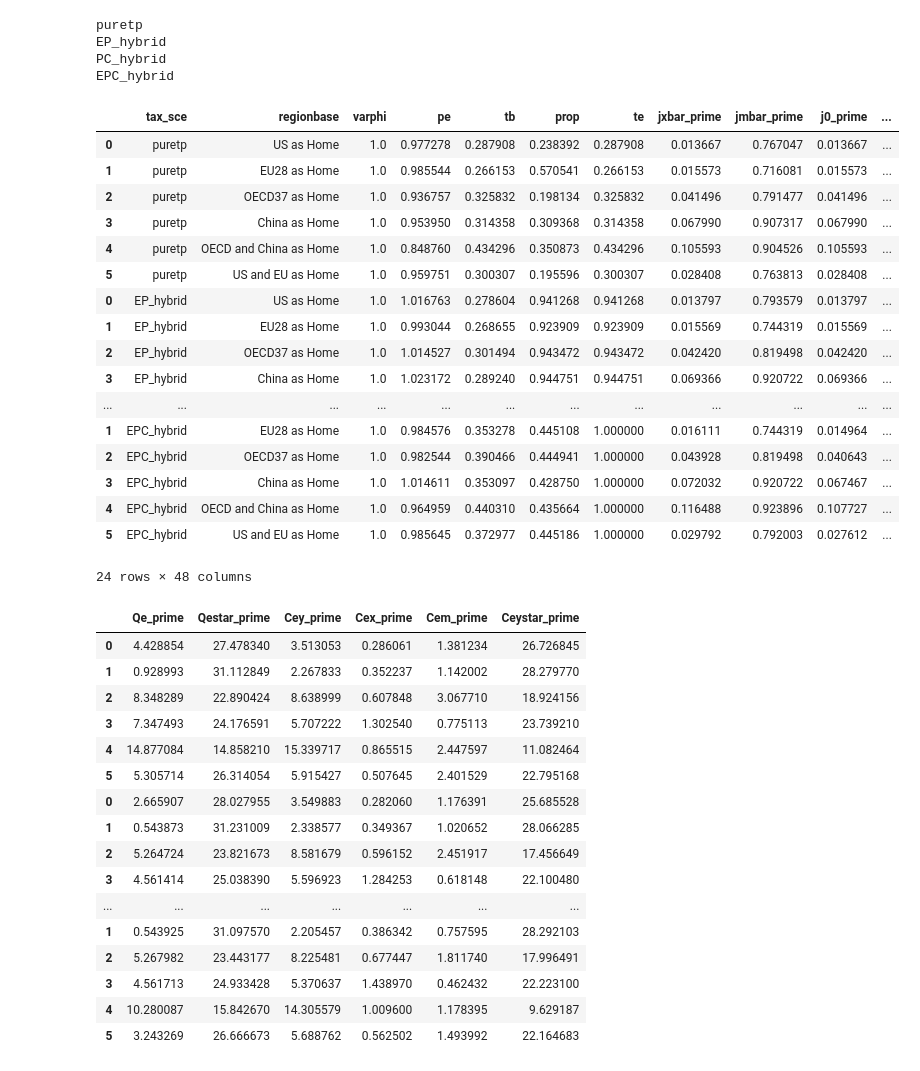
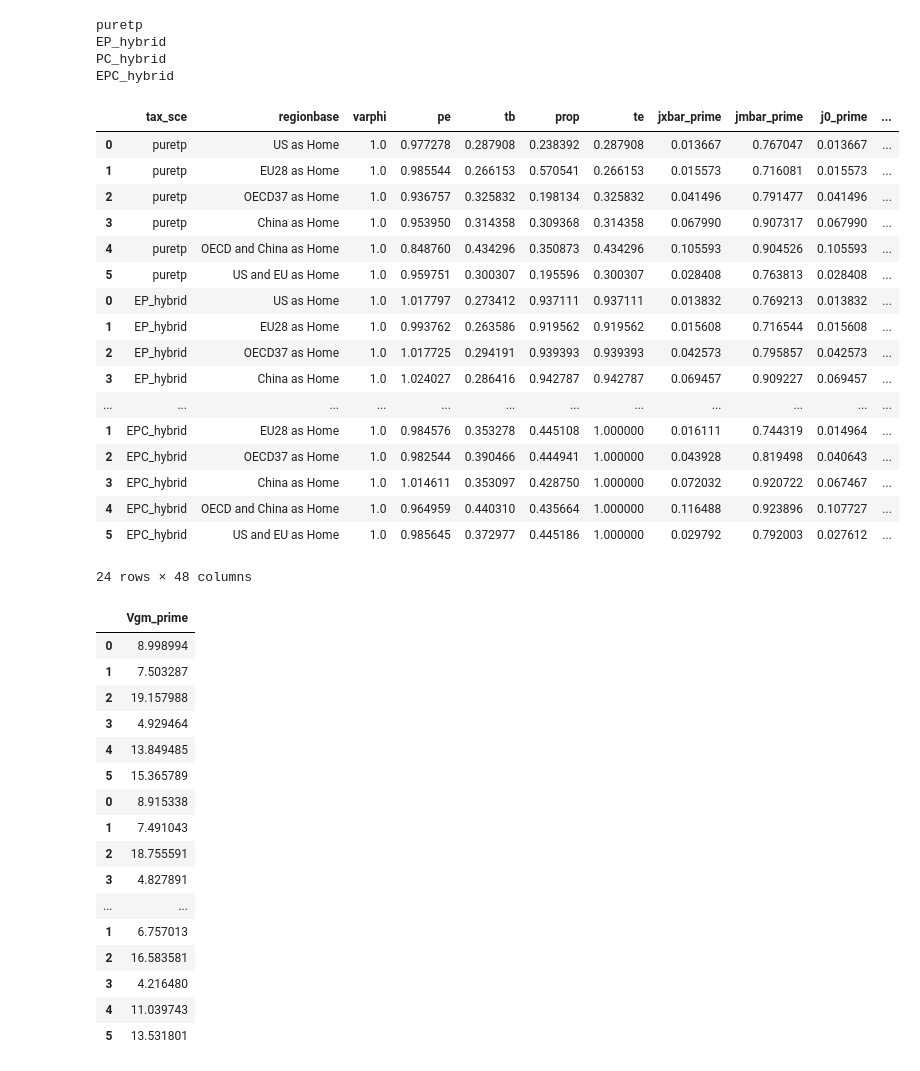
Before and after one commit to VoliCrank/Optimal-Unilateral-Carbon-Policy, a Jupyter notebook: Data/codes/ces/ces_functional.ipynb, the cells around one changed output. Saved outputs shown, nothing was run; the diff lists cells and outputs as text; code cells hidden in the pictures.

Commit message:
update Vgstar_prime

```diff
--- a/Data/codes/ces/ces_functional.ipynb
+++ b/Data/codes/ces/ces_functional.ipynb
@@ -10,7 +10,7 @@ from ces_fun_util import *
 # %%
 ## parameter values
 alpha = 0.85           # labor share parameter in manufacturing
-#alpha = 0.2
+alpha = 0.2
 theta = 4             # scopevec for comparative advantage
 sigma = 1      # elasticity of demand for each individual manufactured good j at Home
 sigmastar = 1  # elasticity of demand for each individual manufactured good j at Foreign
@@ -337,10 +338,10 @@ Outcomes
 | 3 | puretp | China as Home | 1.0 | 0.953950 | 0.314358 | 0.309368 | 0.314358 | 0.067990 | 0.907317 | 0.067990 | ... |
 | 4 | puretp | OECD and China as Home | 1.0 | 0.848760 | 0.434296 | 0.350873 | 0.434296 | 0.105593 | 0.904526 | 0.105593 | ... |
 | 5 | puretp | US and EU as Home | 1.0 | 0.959751 | 0.300307 | 0.195596 | 0.300307 | 0.028408 | 0.763813 | 0.028408 | ... |
-| 0 | EP_hybrid | US as Home | 1.0 | 1.016763 | 0.278604 | 0.941268 | 0.941268 | 0.013797 | 0.793579 | 0.013797 | ... |
-| 1 | EP_hybrid | EU28 as Home | 1.0 | 0.993044 | 0.268655 | 0.923909 | 0.923909 | 0.015569 | 0.744319 | 0.015569 | ... |
-| 2 | EP_hybrid | OECD37 as Home | 1.0 | 1.014527 | 0.301494 | 0.943472 | 0.943472 | 0.042420 | 0.819498 | 0.042420 | ... |
-| 3 | EP_hybrid | China as Home | 1.0 | 1.023172 | 0.289240 | 0.944751 | 0.944751 | 0.069366 | 0.920722 | 0.069366 | ... |
+| 0 | EP_hybrid | US as Home | 1.0 | 1.017797 | 0.273412 | 0.937111 | 0.937111 | 0.013832 | 0.769213 | 0.013832 | ... |
+| 1 | EP_hybrid | EU28 as Home | 1.0 | 0.993762 | 0.263586 | 0.919562 | 0.919562 | 0.015608 | 0.716544 | 0.015608 | ... |
+| 2 | EP_hybrid | OECD37 as Home | 1.0 | 1.017725 | 0.294191 | 0.939393 | 0.939393 | 0.042573 | 0.795857 | 0.042573 | ... |
+| 3 | EP_hybrid | China as Home | 1.0 | 1.024027 | 0.286416 | 0.942787 | 0.942787 | 0.069457 | 0.909227 | 0.069457 | ... |
 | ... | ... | ... | ... | ... | ... | ... | ... | ... | ... | ... | ... |
 | 1 | EPC_hybrid | EU28 as Home | 1.0 | 0.984576 | 0.353278 | 0.445108 | 1.000000 | 0.016111 | 0.744319 | 0.014964 | ... |
 | 2 | EPC_hybrid | OECD37 as Home | 1.0 | 0.982544 | 0.390466 | 0.444941 | 1.000000 | 0.043928 | 0.819498 | 0.040643 | ... |
@@ -349,24 +350,24 @@ Outcomes
 | 5 | EPC_hybrid | US and EU as Home | 1.0 | 0.985645 | 0.372977 | 0.445186 | 1.000000 | 0.029792 | 0.792003 | 0.027612 | ... |
 24 rows × 48 columns
 # %%
-Outcomes[['Qe_prime', 'Qestar_prime','Cey_prime', 'Cex_prime', 'Cem_prime', 'Ceystar_prime']]
+Outcomes[['Vgm_prime']]
 # %% [output]
-|  | Qe_prime | Qestar_prime | Cey_prime | Cex_prime | Cem_prime | Ceystar_prime |
-| 0 | 4.428854 | 27.478340 | 3.513053 | 0.286061 | 1.381234 | 26.726845 |
-| 1 | 0.928993 | 31.112849 | 2.267833 | 0.352237 | 1.142002 | 28.279770 |
-| 2 | 8.348289 | 22.890424 | 8.638999 | 0.607848 | 3.067710 | 18.924156 |
-| 3 | 7.347493 | 24.176591 | 5.707222 | 1.302540 | 0.775113 | 23.739210 |
-| 4 | 14.877084 | 14.858210 | 15.339717 | 0.865515 | 2.447597 | 11.082464 |
-| 5 | 5.305714 | 26.314054 | 5.915427 | 0.507645 | 2.401529 | 22.795168 |
-| 0 | 2.665907 | 28.027955 | 3.549883 | 0.282060 | 1.176391 | 25.685528 |
-| 1 | 0.543873 | 31.231009 | 2.338577 | 0.349367 | 1.020652 | 28.066285 |
-| 2 | 5.264724 | 23.821673 | 8.581679 | 0.596152 | 2.451917 | 17.456649 |
-| 3 | 4.561414 | 25.038390 | 5.596923 | 1.284253 | 0.618148 | 22.100480 |
-| ... | ... | ... | ... | ... | ... | ... |
-| 1 | 0.543925 | 31.097570 | 2.205457 | 0.386342 | 0.757595 | 28.292103 |
-| 2 | 5.267982 | 23.443177 | 8.225481 | 0.677447 | 1.811740 | 17.996491 |
-| 3 | 4.561713 | 24.933428 | 5.370637 | 1.438970 | 0.462432 | 22.223100 |
-| 4 | 10.280087 | 15.842670 | 14.305579 | 1.009600 | 1.178395 | 9.629187 |
-| 5 | 3.243269 | 26.666673 | 5.688762 | 0.562502 | 1.493992 | 22.164683 |
+|  | Vgm_prime |
+| 0 | 8.998994 |
+| 1 | 7.503287 |
+| 2 | 19.157988 |
+| 3 | 4.929464 |
+| 4 | 13.849485 |
+| 5 | 15.365789 |
+| 0 | 8.915338 |
+| 1 | 7.491043 |
+| 2 | 18.755591 |
+| 3 | 4.827891 |
+| ... | ... |
+| 1 | 6.757013 |
+| 2 | 16.583581 |
+| 3 | 4.216480 |
+| 4 | 11.039743 |
+| 5 | 13.531801 |
 # %%
 #Outcomes.to_csv('../output_theta{0}/output_case{1}_D_2.csv'.format(theta, case), header=True)
```
Also changed, not shown: parts of 1 cell of this notebook, 9 other files.
